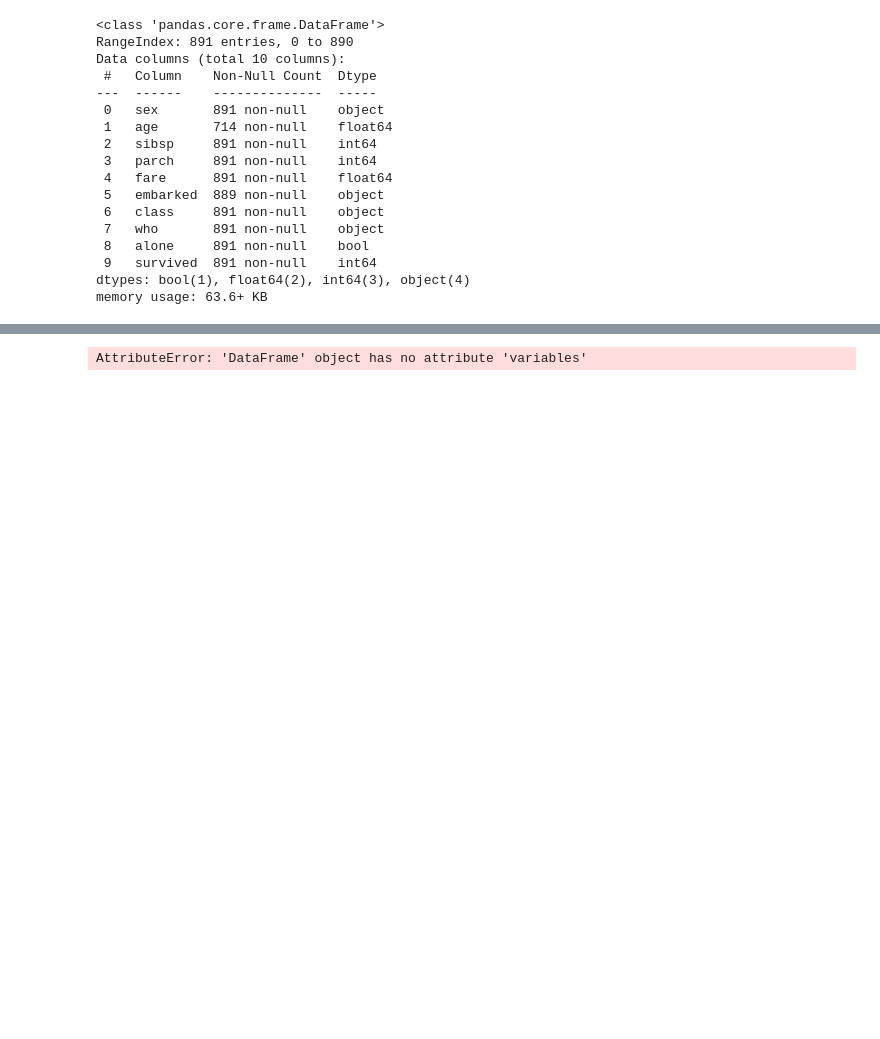
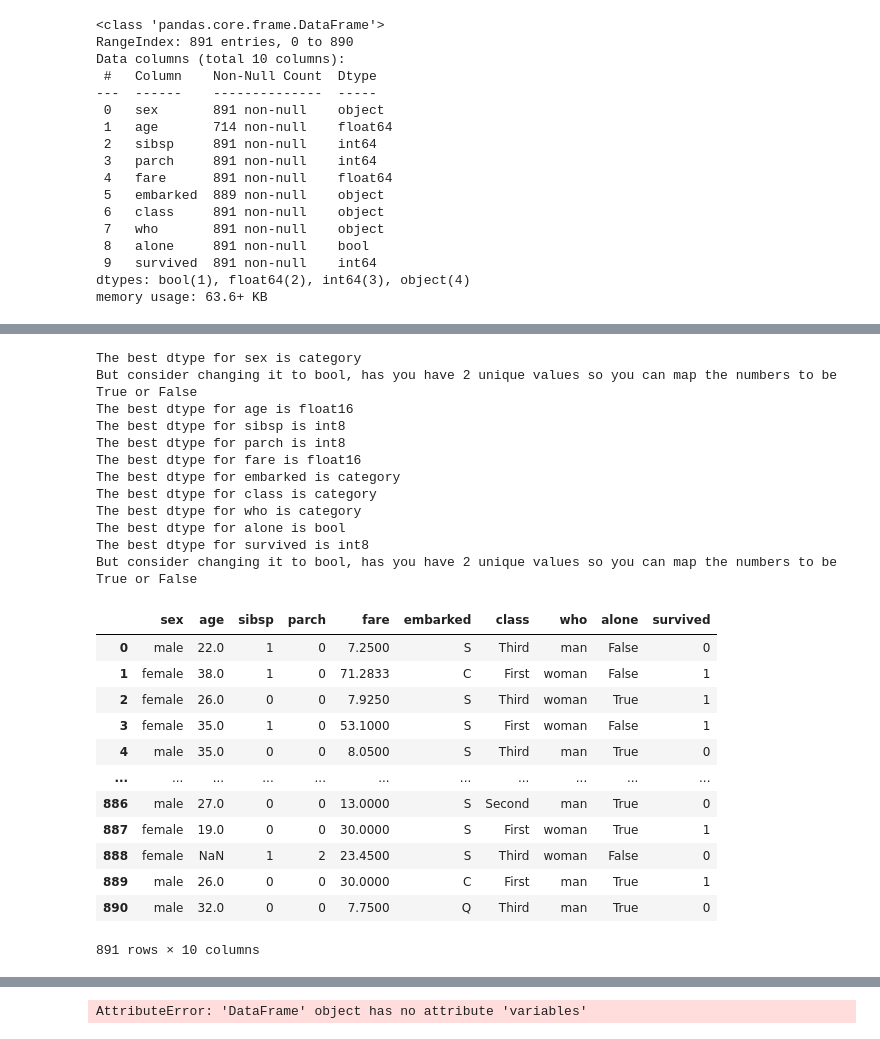
Before and after one commit to Abigor111/SunTzu, a Jupyter notebook: examples/MetadataFunctions.ipynb, the cells around one changed output, grey strips where cells are left out. Drawn from its saved outputs; the diff is of its cells as text; code cells hidden in the pictures; blank space fills up the shorter version.

```diff
--- a/examples/MetadataFunctions.ipynb
+++ b/examples/MetadataFunctions.ipynb
@@ -1551 +1578,29 @@ teste.head()
+# %%
+Statistics.get_best_dtypes(df, output=True, convert=True)
+# %% [output]
+The best dtype for sex is category
+But consider changing it to bool, has you have 2 unique values so you can map the numbers to be True or False
+The best dtype for age is float16
+The best dtype for sibsp is int8
+The best dtype for parch is int8
+The best dtype for fare is float16
+The best dtype for embarked is category
+The best dtype for class is category
+The best dtype for who is category
+The best dtype for alone is bool
+The best dtype for survived is int8
+But consider changing it to bool, has you have 2 unique values so you can map the numbers to be True or False
+|  | sex | age | sibsp | parch | fare | embarked | class | who | alone | survived |
+| 0 | male | 22.0 | 1 | 0 | 7.2500 | S | Third | man | False | 0 |
+| 1 | female | 38.0 | 1 | 0 | 71.2833 | C | First | woman | False | 1 |
+| 2 | female | 26.0 | 0 | 0 | 7.9250 | S | Third | woman | True | 1 |
+| 3 | female | 35.0 | 1 | 0 | 53.1000 | S | First | woman | False | 1 |
+| 4 | male | 35.0 | 0 | 0 | 8.0500 | S | Third | man | True | 0 |
+| ... | ... | ... | ... | ... | ... | ... | ... | ... | ... | ... |
+| 886 | male | 27.0 | 0 | 0 | 13.0000 | S | Second | man | True | 0 |
+| 887 | female | 19.0 | 0 | 0 | 30.0000 | S | First | woman | True | 1 |
+| 888 | female | NaN | 1 | 2 | 23.4500 | S | Third | woman | False | 0 |
+| 889 | male | 26.0 | 0 | 0 | 30.0000 | C | First | man | True | 1 |
+| 890 | male | 32.0 | 0 | 0 | 7.7500 | Q | Third | man | True | 0 |
+891 rows × 10 columns
 # %%
```
Also changed, not shown: parts of 22 cells of this notebook.
